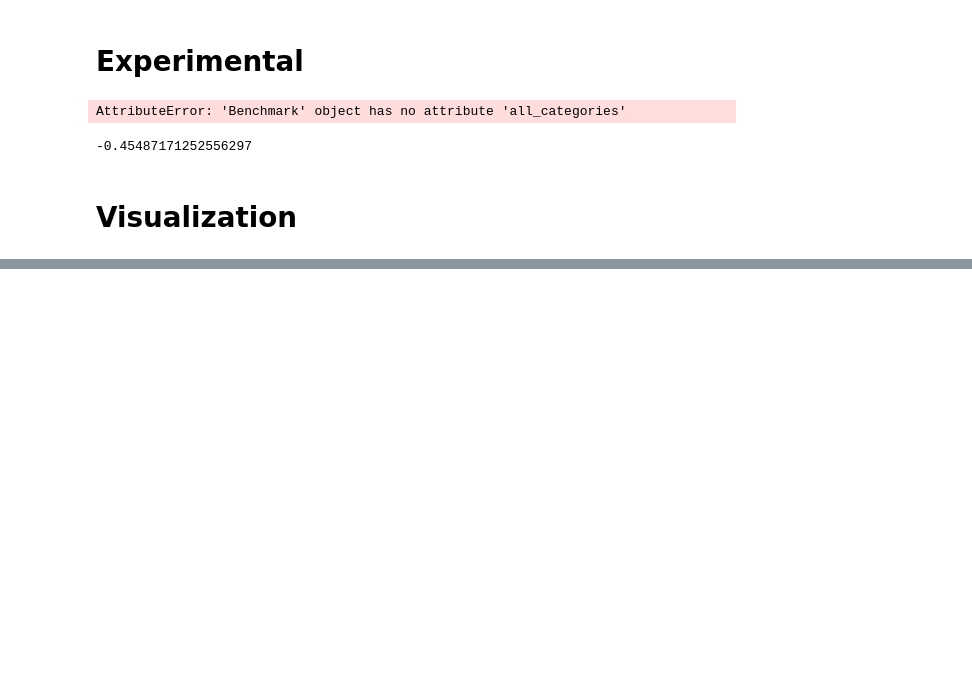
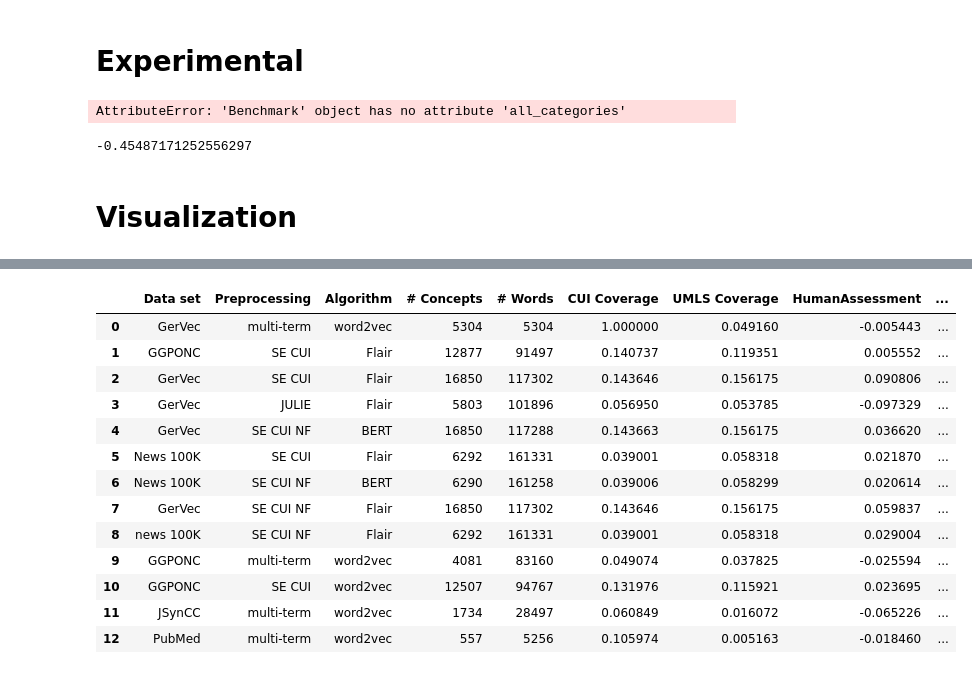
Before and after one commit to LasseKohlmeyer/AML4DHGermanVecs, a Jupyter notebook: Example Pipeline.ipynb, the cells around one changed output, grey strips where cells are left out. Saved outputs shown, nothing was run; the diff lists cells and outputs as text; code cells hidden in the pictures; blank space fills up the shorter version.

```diff
--- a/Example Pipeline.ipynb
+++ b/Example Pipeline.ipynb
@@ -468,0 +393,25 @@ def mean_group_df(df: pd.DataFrame, group: str):
+# %%
+import pandas as pd
+df = pd.read_csv("data/benchmark_results2.csv")
+from ast import literal_eval
+tuple_benchmarks = ["CausalityBeam", "NDFRTBeam", "SemanticTypeBeam", "AssociationBeam"]
+for tuple_benchmark in tuple_benchmarks:
+    df[tuple_benchmark] = [literal_eval(x) for x in df[tuple_benchmark]]
+    df[[f'{tuple_benchmark} 1', f'{tuple_benchmark} 2']] = pd.DataFrame(df[tuple_benchmark].values.tolist(), index=df.index)
+df = df.drop(columns=tuple_benchmarks)
+df
+# %% [output]
+|  | Data set | Preprocessing | Algorithm | # Concepts | # Words | CUI Coverage | UMLS Coverage | HumanAssessment | ... |
+| 0 | GerVec | multi-term | word2vec | 5304 | 5304 | 1.000000 | 0.049160 | -0.005443 | ... |
+| 1 | GGPONC | SE CUI | Flair | 12877 | 91497 | 0.140737 | 0.119351 | 0.005552 | ... |
+| 2 | GerVec | SE CUI | Flair | 16850 | 117302 | 0.143646 | 0.156175 | 0.090806 | ... |
+| 3 | GerVec | JULIE | Flair | 5803 | 101896 | 0.056950 | 0.053785 | -0.097329 | ... |
+| 4 | GerVec | SE CUI NF | BERT | 16850 | 117288 | 0.143663 | 0.156175 | 0.036620 | ... |
+| 5 | News 100K | SE CUI | Flair | 6292 | 161331 | 0.039001 | 0.058318 | 0.021870 | ... |
+| 6 | News 100K | SE CUI NF | BERT | 6290 | 161258 | 0.039006 | 0.058299 | 0.020614 | ... |
+| 7 | GerVec | SE CUI NF | Flair | 16850 | 117302 | 0.143646 | 0.156175 | 0.059837 | ... |
+| 8 | news 100K | SE CUI NF | Flair | 6292 | 161331 | 0.039001 | 0.058318 | 0.029004 | ... |
+| 9 | GGPONC | multi-term | word2vec | 4081 | 83160 | 0.049074 | 0.037825 | -0.025594 | ... |
+| 10 | GGPONC | SE CUI | word2vec | 12507 | 94767 | 0.131976 | 0.115921 | 0.023695 | ... |
+| 11 | JSynCC | multi-term | word2vec | 1734 | 28497 | 0.060849 | 0.016072 | -0.065226 | ... |
+| 12 | PubMed | multi-term | word2vec | 557 | 5256 | 0.105974 | 0.005163 | -0.018460 | ... |
```
Also changed, not shown: parts of 7 cells of this notebook, 2 other files.
